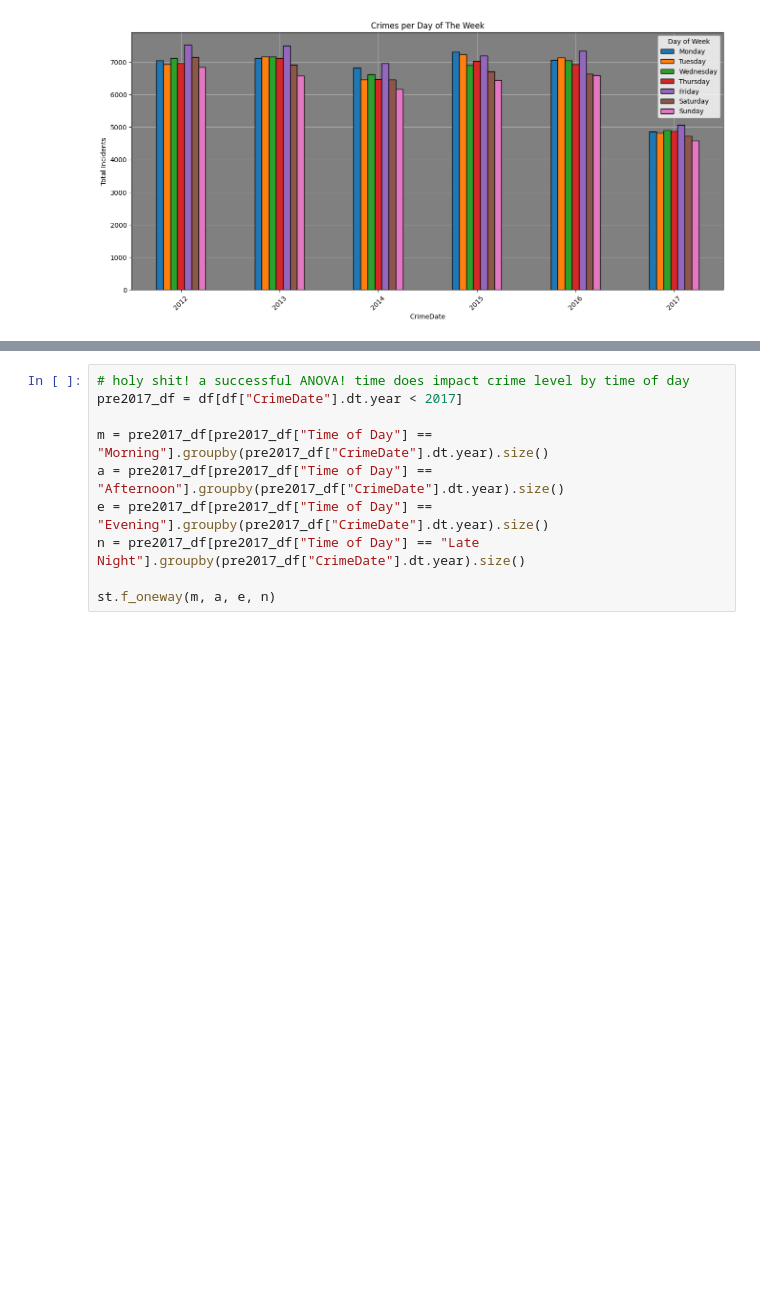
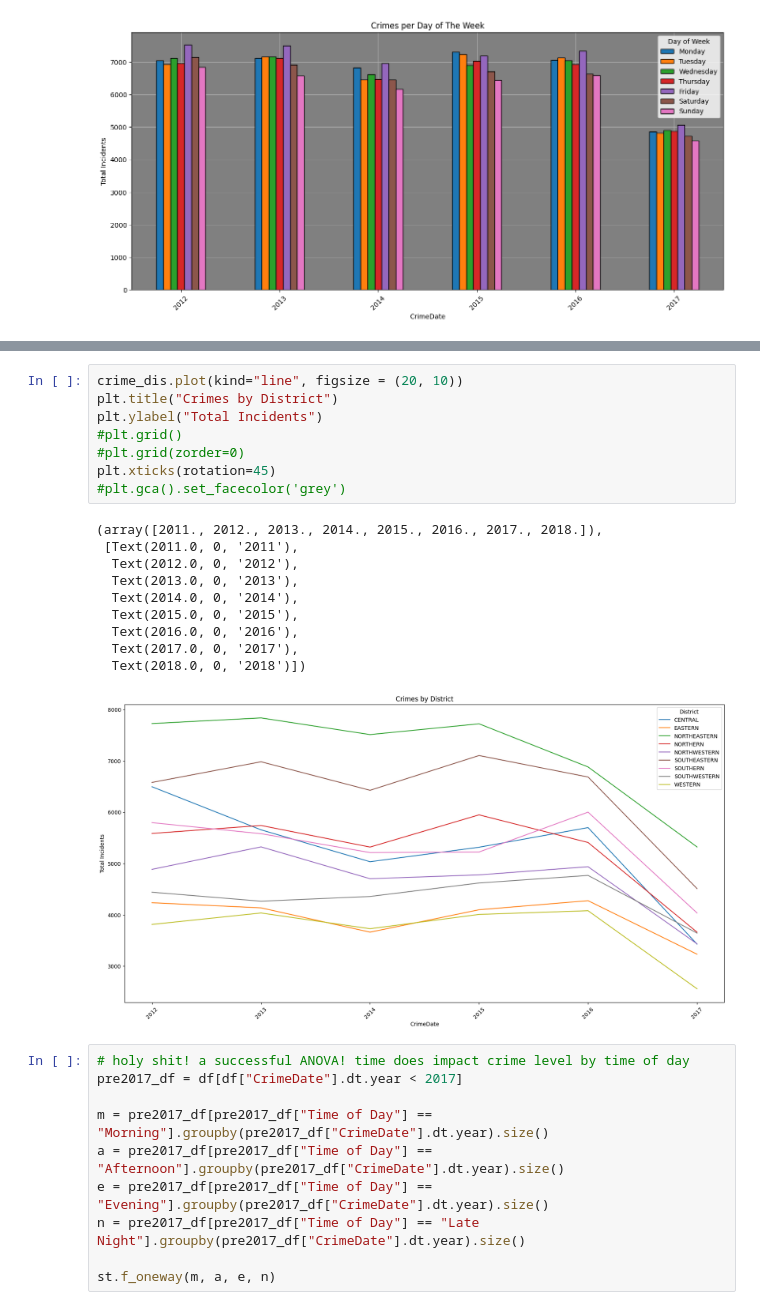
Before and after one commit to johbry17/Crime-in-Baltimore, a Jupyter notebook: test_rob2.ipynb, the cells around one changed output, grey strips where cells are left out. Cells and saved outputs as stored; diff of their text form; blank space fills up the shorter version.

```diff
--- a/test_rob2.ipynb
+++ b/test_rob2.ipynb
@@ -196,3 +237,22 @@ plt.gca().set_facecolor('grey')
+# %%
+crime_dis.plot(kind="line", figsize = (20, 10))
+plt.title("Crimes by District")
+plt.ylabel("Total Incidents")
+#plt.grid()
+#plt.grid(zorder=0)
+plt.xticks(rotation=45)
+#plt.gca().set_facecolor('grey')
+# %% [output]
+(array([2011., 2012., 2013., 2014., 2015., 2016., 2017., 2018.]),
+ [Text(2011.0, 0, '2011'),
+  Text(2012.0, 0, '2012'),
+  Text(2013.0, 0, '2013'),
+  Text(2014.0, 0, '2014'),
+  Text(2015.0, 0, '2015'),
+  Text(2016.0, 0, '2016'),
+  Text(2017.0, 0, '2017'),
+  Text(2018.0, 0, '2018')])
+[figure, added]
 # %%
 # holy shit! a successful ANOVA! time does impact crime level by time of day
 pre2017_df = df[df["CrimeDate"].dt.year < 2017]
```
Also changed, not shown: parts of 3 cells of this notebook.
